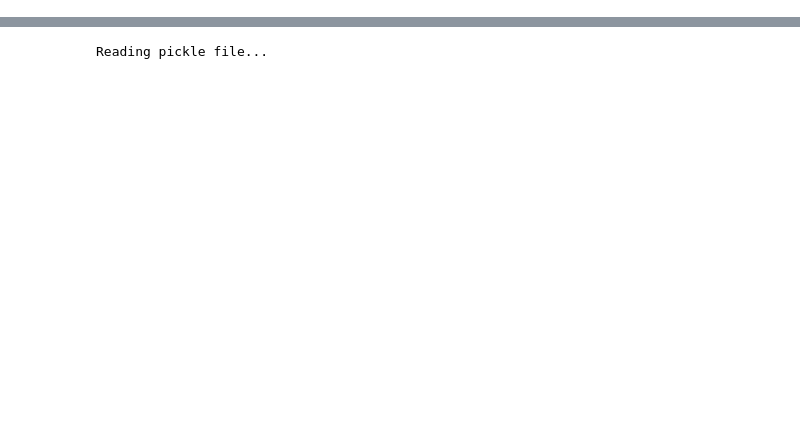
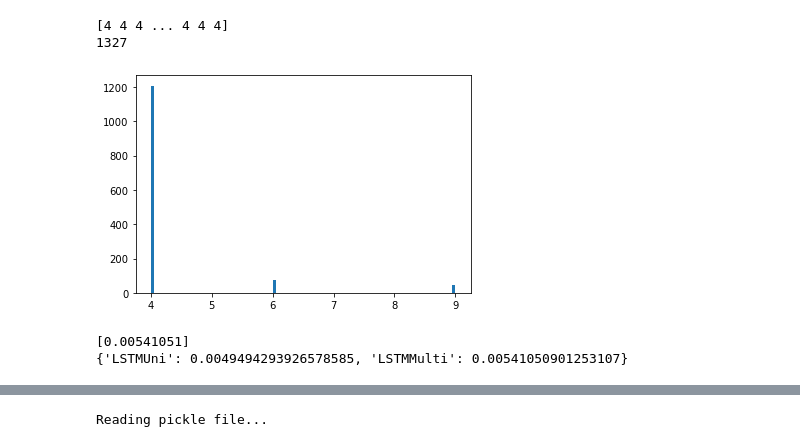
Before and after one commit to cmonzani/delay-predictions, a Jupyter notebook: experiments_notebook.ipynb, the cells around one changed output, grey strips where cells are left out. Cells and saved outputs as stored; diff of their text form; code cells hidden in the pictures; blank space fills up the shorter version.

```diff
--- a/experiments_notebook.ipynb
+++ b/experiments_notebook.ipynb
@@ -17,0 +161,13 @@ dataset_names = [
+# %%
+method = 'LSTMMulti'
+# %%
+print('size of input tensor: ',)
+print(padded_inputs.shape)
+regressorLSTMMulti = Sequential()
+regressorLSTMMulti.add(Masking(mask_value=padding_value))
+regressorLSTMMulti.add(LSTM(units=lstm_units))
+regressorLSTMMulti.add(Dense(units=y_train.shape[1], activation=activation_fn))
+
+
+regressorLSTMMulti.compile(optimizer='adam', loss='mean_squared_error')
+history[method] = regressorLSTMMulti.fit(padded_inputs, y_train, batch_size=50, epochs=number_of_epochs, verbose=1)
@@ -17,0 +192,6 @@ dataset_names = [
+# %%
+padded_inputs_test = tf.keras.preprocessing.sequence.pad_sequences(X_test,
+                                                              padding='post',
+                                                              value=padding_value,
+                                                              dtype='float32')
+predLSTMMulti = regressorLSTMMulti.predict(padded_inputs_test)
@@ -17,0 +206,18 @@ dataset_names = [
+# %%
+target_val = np.argmax(predLSTMMulti, axis=1)
+print(target_val+1)
+print(len(target_val))
+plt.hist(target_val+1, bins=100)
+plt.show()
+# %% [output]
+[4 4 4 ... 4 4 4]
+1327
+[figure, added]
+# %%
+mean_sum_of_squares = sum([(y_test[i] - predLSTMMulti[i])**2 for i in range(test_set_length)])/test_set_length
+print(mean_sum_of_squares)
+MSE[method] = mean_sum_of_squares[0]
+print(MSE)
+# %% [output]
+[0.00541051]
+{'LSTMUni': 0.0049494293926578585, 'LSTMMulti': 0.00541050901253107}
```
Also changed, not shown: parts of 82 cells of this notebook.
